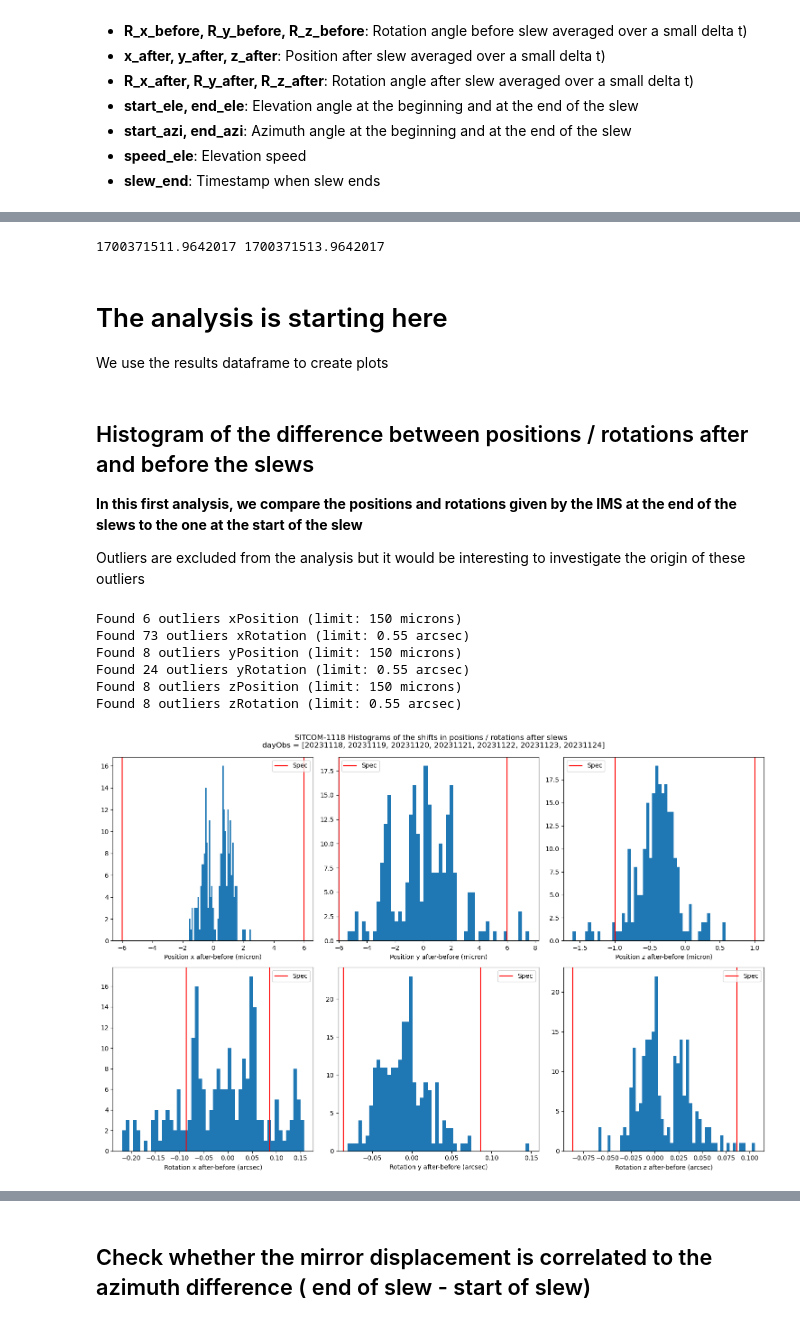
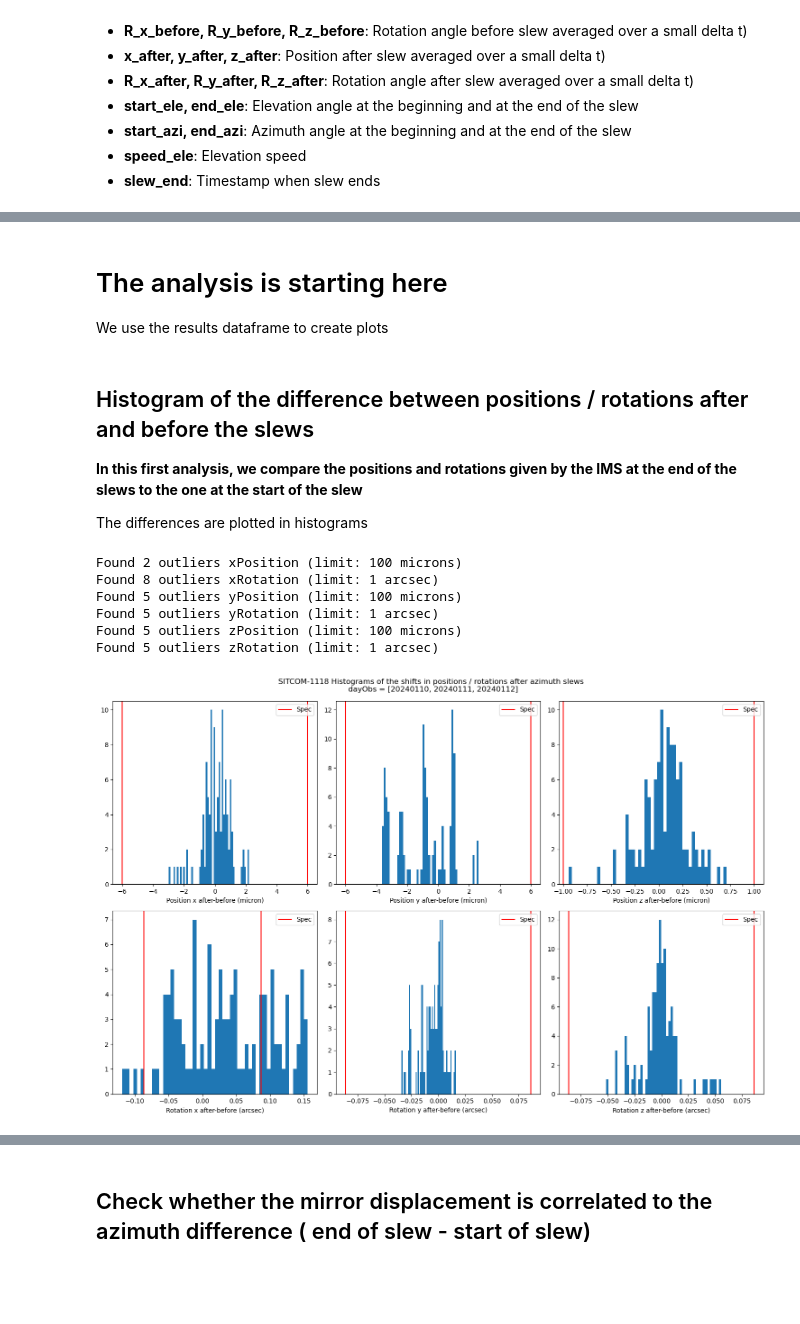
Before and after one commit to lsst-sitcom/notebooks_vandv, a Jupyter notebook: notebooks/tel_and_site/subsys_req_ver/m1m3/SITCOMTN-084-ims_slewing_azimuth_analysis_positioning.ipynb, the cells around one changed output, grey strips where cells are left out. Saved outputs shown, nothing was run; the diff lists cells and outputs as text; code cells hidden in the pictures; blank space fills up the shorter version.

Commit message:
Take into account TMA settle time when TMA is moving in azimuth only

```diff
--- a/notebooks/tel_and_site/subsys_req_ver/m1m3/SITCOMTN-084-ims_slewing_azimuth_analysis_positioning.ipynb
+++ b/notebooks/tel_and_site/subsys_req_ver/m1m3/SITCOMTN-084-ims_slewing_azimuth_analysis_positioning.ipynb
@@ -38,8 +42,9 @@ from lsst.summit.utils.tmaUtils import TMAEventMaker, TMAState, TMAEvent
 from lsst.summit.utils.efdUtils import getEfdData, makeEfdClient
 # %%
 # Select data from a given period - Here we give a list of dates
-dayObs = [20231118, 20231119, 20231120, 20231121, 20231122, 20231123, 20231124]
-# dayObs = [20231220]
+# dayObs = [20231118, 20231119, 20231120, 20231121, 20231122, 20231123, 20231124]
+# dayObs = [20240109, 20240110]
+dayObs = [20240110, 20240111, 20240112]
 
 eventMaker = TMAEventMaker()
 for i, d in enumerate(dayObs):
@@ -63,6 +64,7 @@ Found 1959 slews
 # %%
 # Create client to access either the idf or the usdf EFD
-client = EfdClient("idf_efd")
+# client = EfdClient("idf_efd")
+client = EfdClient("usdf_efd")
 # %%
 pos_columns = ["xPosition", "yPosition", "zPosition"]
 rot_columns = ["xRotation", "yRotation", "zRotation"]
@@ -323,16 +257,12 @@ lsst.summit.utils.efdUtils WARNING: Topic lsst.sal.MTM1M3.imsData is in the sche
-# %%
-print(slew.end, slew.end + dt_settle)
-# %% [output]
-1700371511.9642017 1700371513.9642017
-# %%
-# As the previous query can be very long (> 30 min) to execute we can save the results dataframe in a csv file
-# and reload it later - Just uncomment the relevant command
-
-# Save results
-# results.to_csv("slew2-4.csv")
-
-# Read back results from csv file
-results = pd.read_csv("slew2-4.csv")
+# %%
+# As the EFD queries can be very long to execute we offer the possibility to store the results dataframe in a csv file for later use
+
+file_path = "slews_df.csv"  # Path to file to store result dataframe
+if os.path.exists(file_path):
+    results = pd.read_csv(file_path)
+else:
+    results = get_results()
+    results.to_csv(file_path)
 # %% [markdown]
 # The analysis is starting here
 
@@ -342,7 +272,7 @@ We use the results dataframe to create plots
 
 **In this first analysis, we compare the positions and rotations given by the IMS at the end of the slews to the one at the start of the slew**
 
-Outliers are excluded from the analysis but it would be interesting to investigate the origin of these outliers
+The differences are plotted in histograms
 # %%
 %matplotlib inline
 
@@ -353,15 +283,15 @@ axes = "xyz"
 
 # limit on position (micron) or rotation (arcsec) for outliers
 # Note that these outliers would deserve a specific study...
-out_limit_pos = 150
-out_limit_rot = 0.55
+out_limit_pos = 100
+out_limit_rot = 1
 
-title = f"SITCOM-1118 Histograms of the shifts in positions / rotations after slews \n dayObs = {dayObs}"
+title = f"SITCOM-1118 Histograms of the shifts in positions / rotations after azimuth slews \n dayObs = {dayObs}"
 fig, axs = plt.subplots(num=title, nrows=2, ncols=3, figsize=(15, 10))
 
 # Check whether the TMA actually move in azimuth and not in elevation
-mask_move = (abs(results["start_azi"] - results["end_azi"]) > 20) & (
-    abs(results["start_ele"] - results["end_ele"]) < 1
+mask_move = (abs(results["start_azi"] - results["end_azi"]) > 10) & (
+    abs(results["start_ele"] - results["end_ele"]) < 0.1
 )
 
 for i in range(3):
@@ -383,40 +313,40 @@ for i in range(3):
     print(
         f"Found {len(results)-np.sum(mask_out)} outliers {axes[i]}Rotation (limit: {out_limit_rot} arcsec)"
     )
     mask = mask_out & mask_move
     axs[1][i].hist(R_diff[mask], bins=50)
     axs[1][i].set_xlabel(f"Rotation {axes[i]} after-before (arcsec)")
 
     # add lines and labels for tolerances
     if axes[i] in ["x", "y"]:
         axs[0][i].axvline(6, color="r", label="Spec")
         axs[0][i].axvline(-6, color="r")
         axs[0][i].legend()
 
         axs[1][i].axvline(0.0864, color="r", label="Spec")
         axs[1][i].axvline(-0.0864, color="r")
         axs[1][i].legend()
 
     else:
         axs[0][i].axvline(1, color="r", label="Spec")
         axs[0][i].axvline(-1, color="r")
         axs[0][i].legend()
 
         axs[1][i].axvline(0.0864, color="r", label="Spec")
         axs[1][i].axvline(-0.0864, color="r")
         axs[1][i].legend()
 
 fig.suptitle(title + "\n")
 fig.tight_layout()
 plt.subplots_adjust(top=0.93)
 # %% [output]
-Found 6 outliers xPosition (limit: 150 microns)
-Found 73 outliers xRotation (limit: 0.55 arcsec)
-Found 8 outliers yPosition (limit: 150 microns)
-Found 24 outliers yRotation (limit: 0.55 arcsec)
-Found 8 outliers zPosition (limit: 150 microns)
-Found 8 outliers zRotation (limit: 0.55 arcsec)
+Found 2 outliers xPosition (limit: 100 microns)
+Found 8 outliers xRotation (limit: 1 arcsec)
+Found 5 outliers yPosition (limit: 100 microns)
+Found 5 outliers yRotation (limit: 1 arcsec)
+Found 5 outliers zPosition (limit: 100 microns)
+Found 5 outliers zRotation (limit: 1 arcsec)
-[figure, old version]
+[figure, new version]
 # %% [markdown]
 ## Conclusion
 
```
Also changed, not shown: parts of 16 cells of this notebook.
